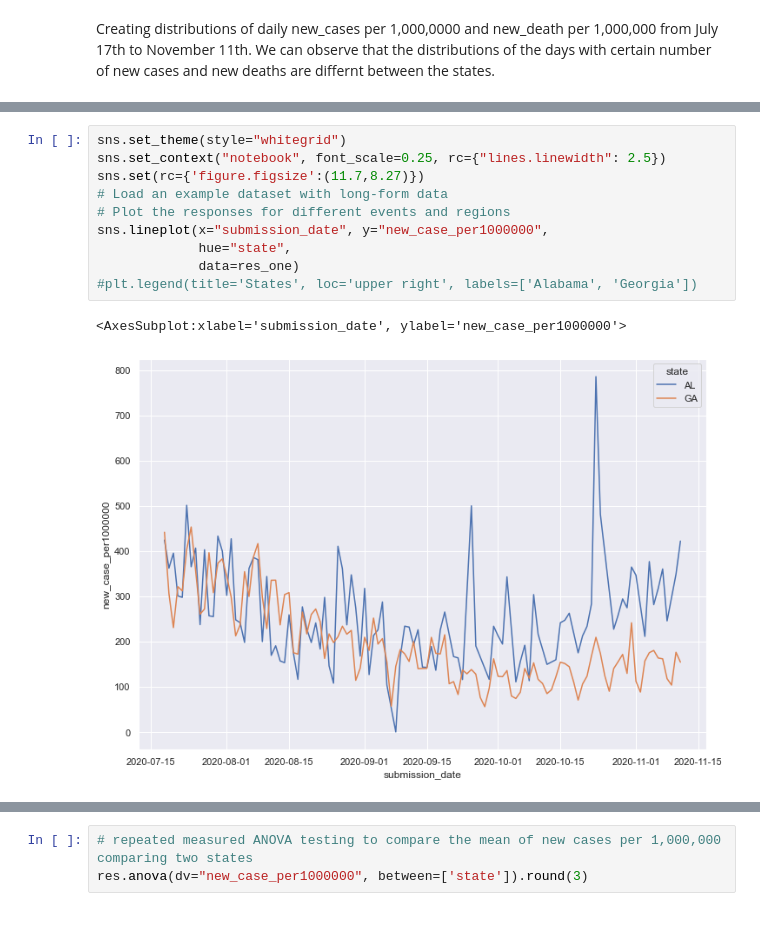
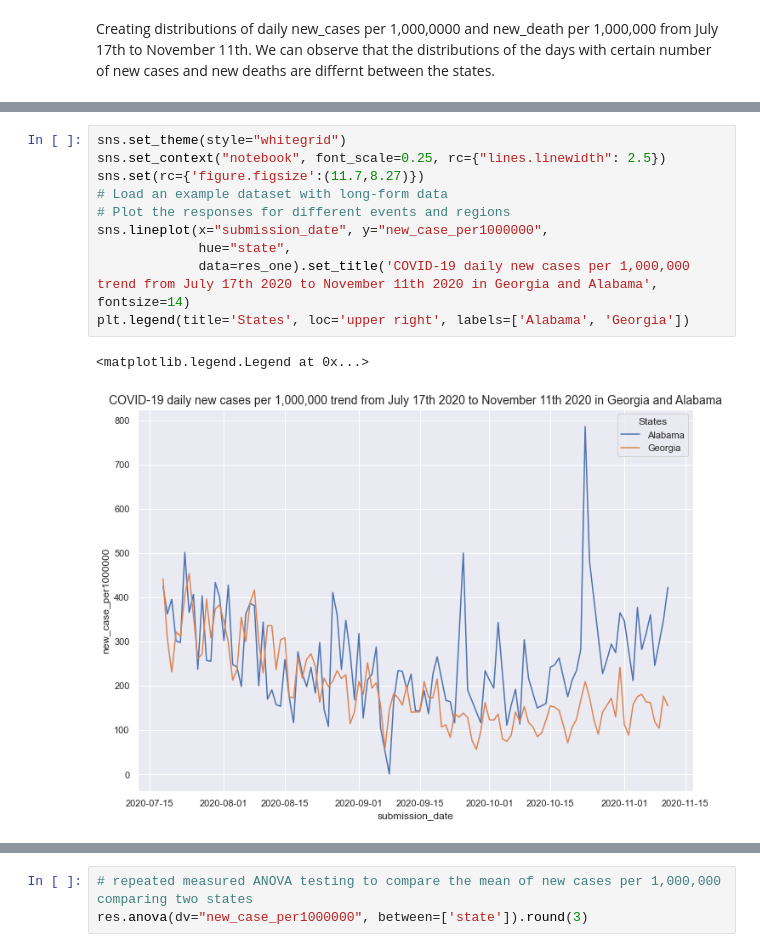
Before and after one commit to dibay/mask-wearing-policy-COVID-19-burden, a Jupyter notebook: Data-512-final.ipynb, the cells around one changed output, grey strips where cells are left out. Saved outputs shown, nothing was run; the diff lists cells and outputs as text; blank space fills up the shorter version.

```diff
--- a/Data-512-final.ipynb
+++ b/Data-512-final.ipynb
@@ -265,16 +271,16 @@ plt.legend(title='States', loc='upper right', labels=['Georgia', 'Alabama'])
 # %%
 sns.set_theme(style="whitegrid")
 sns.set_context("notebook", font_scale=0.25, rc={"lines.linewidth": 2.5})
 sns.set(rc={'figure.figsize':(11.7,8.27)})
 # Load an example dataset with long-form data
 # Plot the responses for different events and regions
 sns.lineplot(x="submission_date", y="new_case_per1000000",
              hue="state",
-             data=res_one)
-#plt.legend(title='States', loc='upper right', labels=['Alabama', 'Georgia'])
+             data=res_one).set_title('COVID-19 daily new cases per 1,000,000 trend from July 17th 2020 to November 11th 2020 in Georgia and Alabama', fontsize=14)
+plt.legend(title='States', loc='upper right', labels=['Alabama', 'Georgia'])
 # %% [output]
-<AxesSubplot:xlabel='submission_date', ylabel='new_case_per1000000'>
+<matplotlib.legend.Legend at 0x...>
-[figure, old version]
+[figure, new version]
 # %%
 sns.set_theme(style="whitegrid")
 sns.set_context("notebook", font_scale=0.25, rc={"lines.linewidth": 2.5})
```
Also changed, not shown: parts of 10 cells of this notebook, 5 other files.
